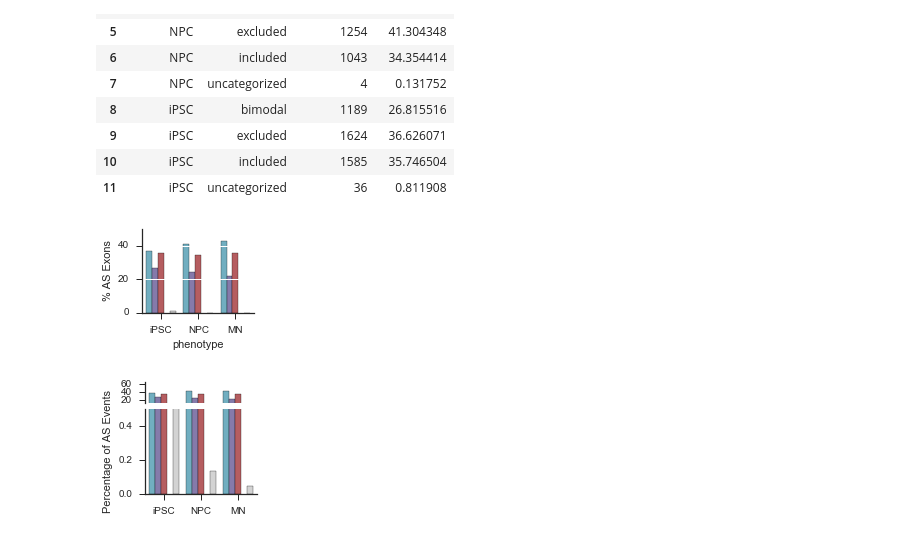
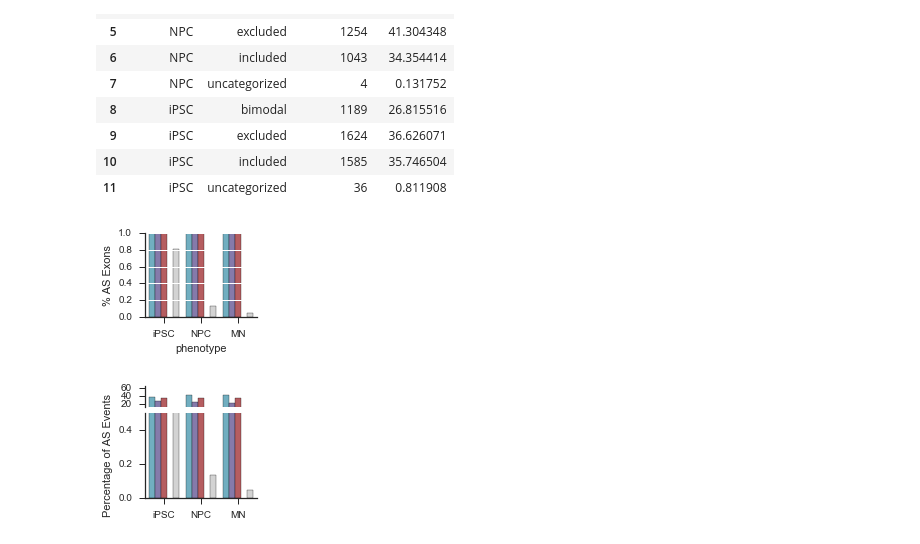
Before and after one commit to YeoLab/singlecell_pnm, a Jupyter notebook: 02_Figure_2/003_modality_calculation_rmdup.ipynb, the cells around one changed output. Saved outputs shown, nothing was run; the diff lists cells and outputs as text; code cells hidden in the pictures.

Commit message:
add rmdup modaliteis figures

```diff
--- a/02_Figure_2/003_modality_calculation_rmdup.ipynb
+++ b/02_Figure_2/003_modality_calculation_rmdup.ipynb
@@ -231,39 +231,22 @@ modalities_counts
 # %%
 
 fig, ax = plt.subplots(figsize=(2, 1.5))
 
 # ax = axes[0]
 sns.barplot(x='phenotype', hue='modality', y='percentage', data=modalities_counts, ax=ax,
             hue_order=MODALITY_ORDER, palette=MODALITY_PALETTE, x_order=study.phenotype_order, zorder=-1)
 ax.legend_.set_visible(False)
-ax.locator_params('y', nbins=4)
+ax.locator_params('y', nbins=5)
 ax.set(ylabel='% AS Exons', ylim=(0, 50))
 ax.grid(axis='y', color='white', zorder=100)
 sns.despine()
 fig.savefig('{}/modalities_barplot.pdf'.format(folder))
 
-# ax.set(ylim=(0, 0.3))
-# # ax.grid(axis='y', color='grey', zorder=np.inf)
-# fig.savefig('{}/modalities_barplot_zoom.pdf'.format(folder))
-
-# ax.legend_.set_visible(False)
-# ax.locator_params('y', nbins=4)
-# sns.despine(ax=ax, bottom=True)
-# ax.tick_params(axis='x', bottom='off')
-# ax.set(xticks=[], xlabel='', ylim=(10, 65), ylabel='', yticks=[10, 35, 60])
-
-# ax = axes[1]
-# sns.barplot(x='phenotype', hue='modality', y='percentage', data=modalities_counts, ax=ax,
-#            hue_order=MODALITY_ORDER, palette=MODALITY_PALETTE, x_order=study.phenotype_order)
-# ax.set(ylim=(0, 0.5), ylabel='% AS Exons',
-#        xlabel='')
-# ax.legend_.set_visible(False)
-# ax.locator_params('y', nbins=4)
-# sns.despine(ax=ax)
-# # fig.tight_layout()
-# fig.savefig('{}/modalities_barplot.pdf'.format(folder))
+ax.set(ylim=(0, 1))
+# ax.grid(axis='y', color='grey', zorder=np.inf)
+fig.savefig('{}/modalities_barplot_zoom.pdf'.format(folder))
 # %% [output]
-[figure, old version]
+[figure, new version]
 # %%
 sns.set(style='ticks')
 fig, axes = plt.subplots(nrows=2, sharex=True, figsize=(2, 2), gridspec_kw=dict(hspace=0.1, height_ratios=[0.2, 0.8]))
```
Also changed, not shown: 2 other files.
